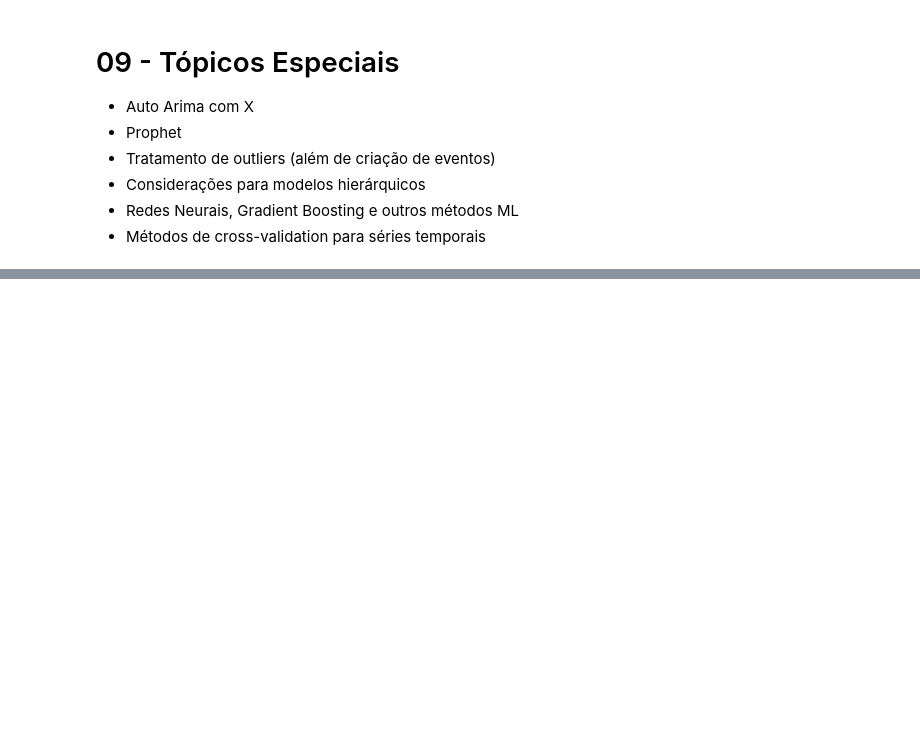
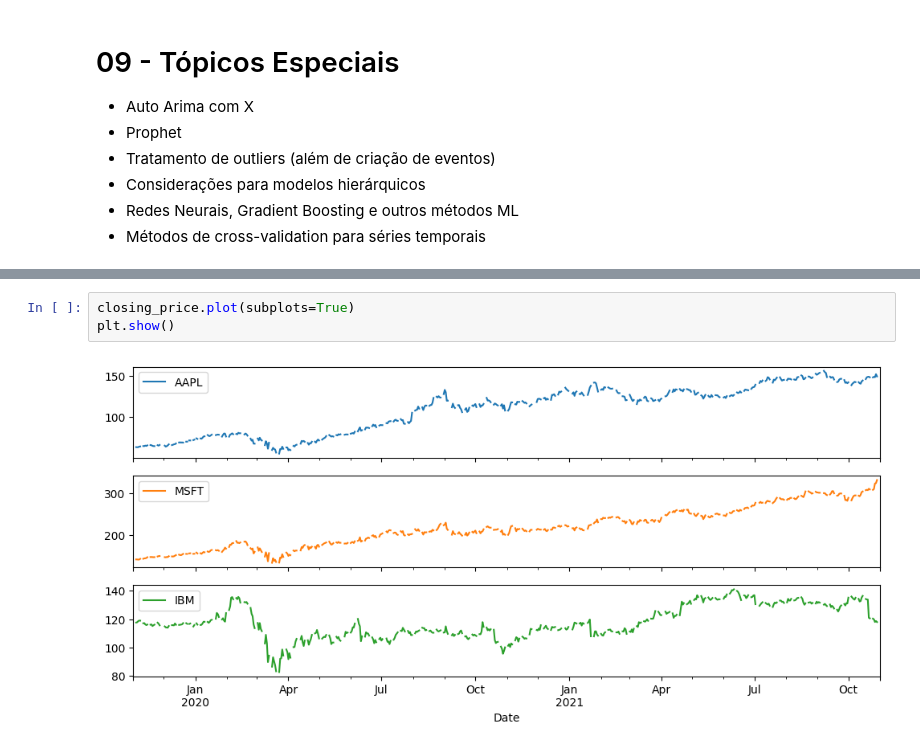
Before and after one commit to danielrferreira/classes, a Jupyter notebook: ASN/Séries Temporais/preparacao/Aula 9.ipynb, the cells around one changed output, grey strips where cells are left out. Cells and saved outputs as stored; diff of their text form; blank space fills up the shorter version.

```diff
--- a/ASN/Séries Temporais/preparacao/Aula 9.ipynb
+++ b/ASN/Séries Temporais/preparacao/Aula 9.ipynb
@@ -68,0 +192,5 @@ Warnings:
+# %%
+closing_price.plot(subplots=True)
+plt.show()
+# %% [output]
+[figure, added]
```
Also changed, not shown: parts of 45 cells of this notebook.
